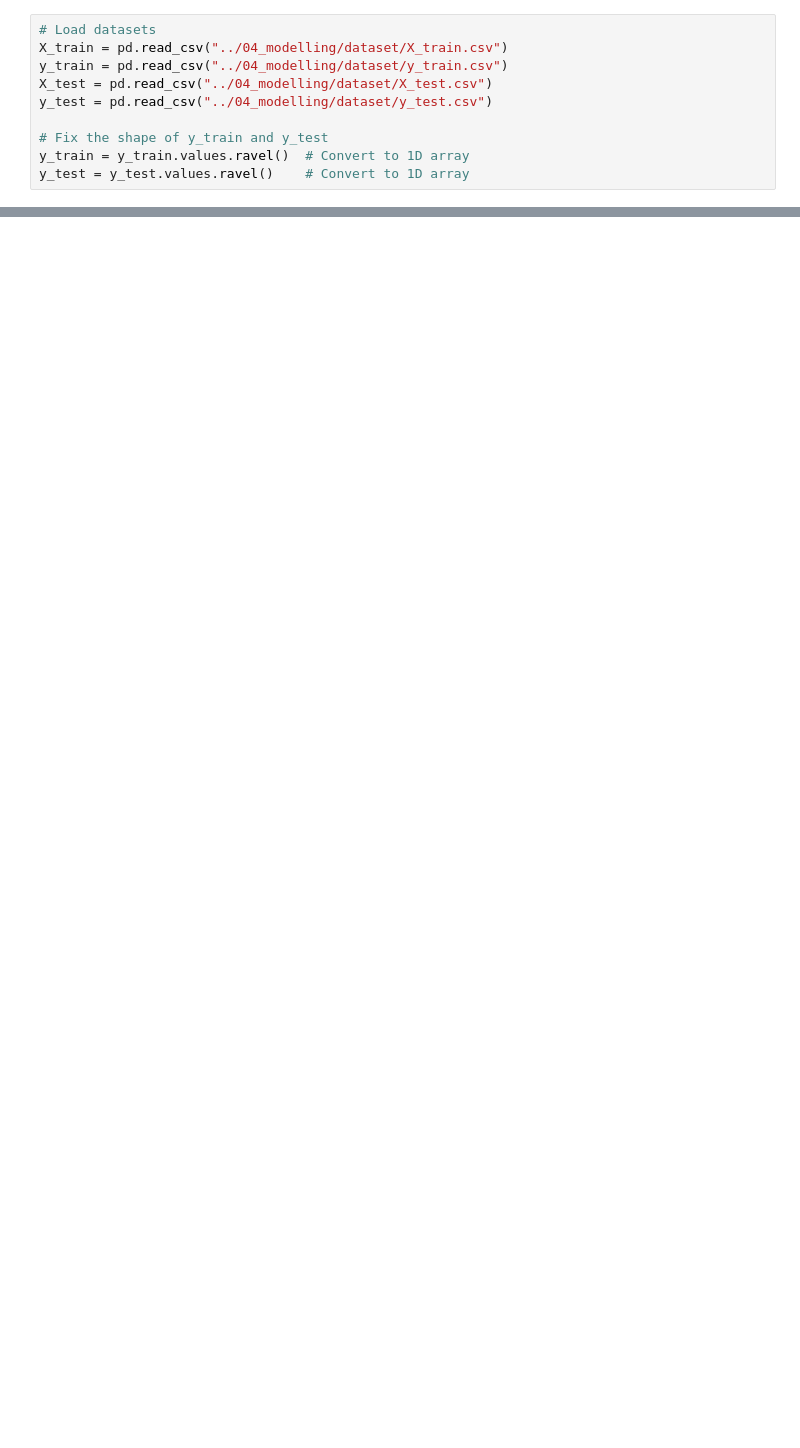
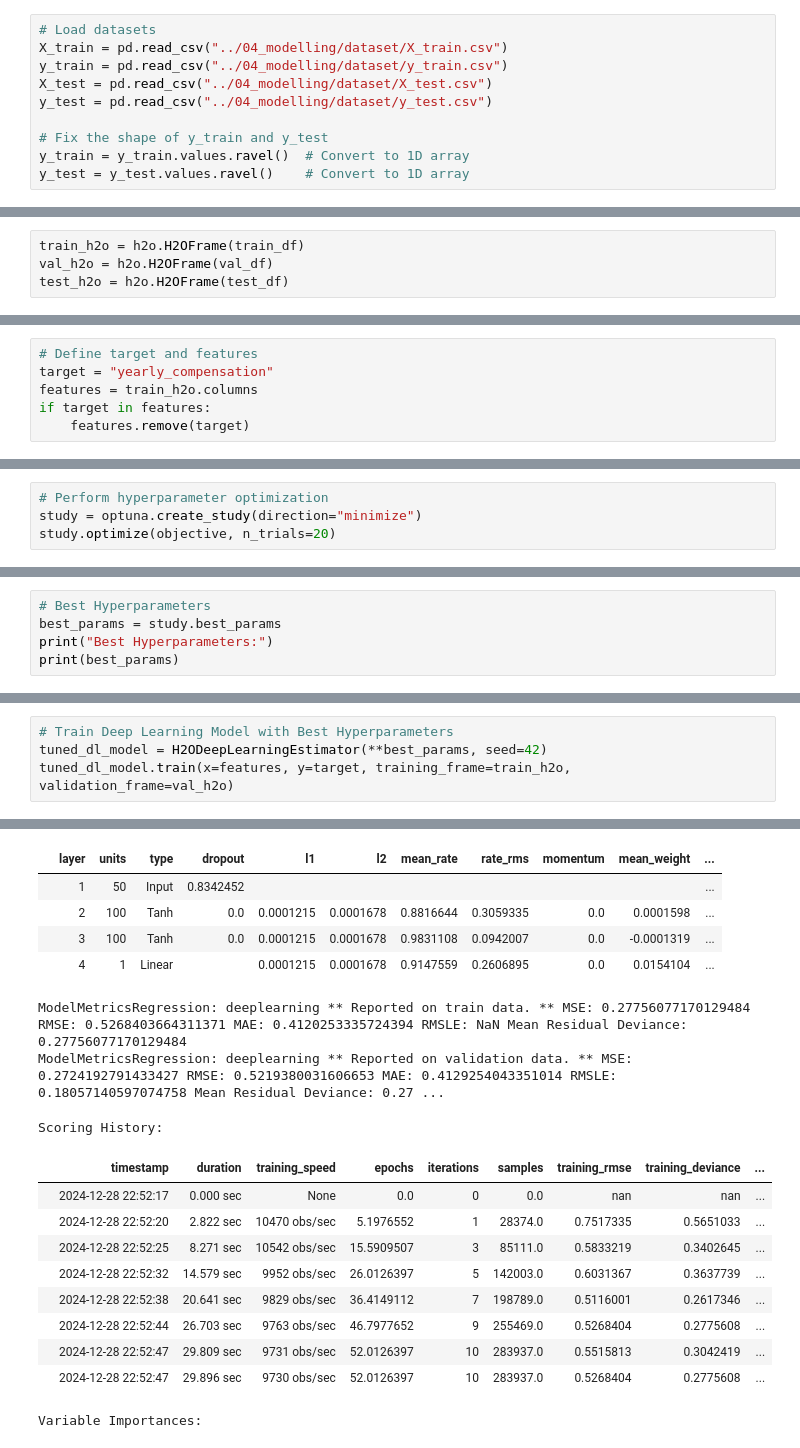
Before and after one commit to Aaron2k02/data-mining-warehousing-wages-analysis, a Jupyter notebook: notebooks/04_modelling/01_AutoNeural.ipynb, the cells around one changed output, grey strips where cells are left out. Drawn from its saved outputs; the diff is of its cells as text; blank space fills up the shorter version.

```diff
--- a/notebooks/04_modelling/01_AutoNeural.ipynb
+++ b/notebooks/04_modelling/01_AutoNeural.ipynb
@@ -123,0 +492,4 @@ best_model = run_classifier(mlp, param_grid_mlp, X_train, y_train, X_test, y_tes
+# %%
+train_h2o = h2o.H2OFrame(train_df)
+val_h2o = h2o.H2OFrame(val_df)
+test_h2o = h2o.H2OFrame(test_df)
@@ -123,0 +500,6 @@ best_model = run_classifier(mlp, param_grid_mlp, X_train, y_train, X_test, y_tes
+# %%
+# Define target and features
+target = "yearly_compensation"
+features = train_h2o.columns
+if target in features:
+    features.remove(target)
@@ -123,0 +615,4 @@ best_model = run_classifier(mlp, param_grid_mlp, X_train, y_train, X_test, y_tes
+# %%
+# Perform hyperparameter optimization
+study = optuna.create_study(direction="minimize")
+study.optimize(objective, n_trials=20)
@@ -123,0 +633,5 @@ best_model = run_classifier(mlp, param_grid_mlp, X_train, y_train, X_test, y_tes
+# %%
+# Best Hyperparameters
+best_params = study.best_params
+print("Best Hyperparameters:")
+print(best_params)
@@ -123,0 +648,5 @@ best_model = run_classifier(mlp, param_grid_mlp, X_train, y_train, X_test, y_tes
+# %%
+# Train Deep Learning Model with Best Hyperparameters
+tuned_dl_model = H2ODeepLearningEstimator(**best_params, seed=42)
+tuned_dl_model.train(x=features, y=target, training_frame=train_h2o, validation_frame=val_h2o)
+# %% [output]
@@ -123,0 +656,18 @@ best_model = run_classifier(mlp, param_grid_mlp, X_train, y_train, X_test, y_tes
+|  | layer | units | type | dropout | l1 | l2 | mean_rate | rate_rms | momentum | mean_weight | ... |
+|  | 1 | 50 | Input | 0.8342452 |  |  |  |  |  |  | ... |
+|  | 2 | 100 | Tanh | 0.0 | 0.0001215 | 0.0001678 | 0.8816644 | 0.3059335 | 0.0 | 0.0001598 | ... |
+|  | 3 | 100 | Tanh | 0.0 | 0.0001215 | 0.0001678 | 0.9831108 | 0.0942007 | 0.0 | -0.0001319 | ... |
+|  | 4 | 1 | Linear |  | 0.0001215 | 0.0001678 | 0.9147559 | 0.2606895 | 0.0 | 0.0154104 | ... |
+ModelMetricsRegression: deeplearning ** Reported on train data. ** MSE: 0.27756077170129484 RMSE: 0.5268403664311371 MAE: 0.4120253335724394 RMSLE: NaN Mean Residual Deviance: 0.27756077170129484
+ModelMetricsRegression: deeplearning ** Reported on validation data. ** MSE: 0.2724192791433427 RMSE: 0.5219380031606653 MAE: 0.4129254043351014 RMSLE: 0.18057140597074758 Mean Residual Deviance: 0.27 ...
+Scoring History:
+|  | timestamp | duration | training_speed | epochs | iterations | samples | training_rmse | training_deviance | ... |
+|  | 2024-12-28 22:52:17 | 0.000 sec | None | 0.0 | 0 | 0.0 | nan | nan | ... |
+|  | 2024-12-28 22:52:20 | 2.822 sec | 10470 obs/sec | 5.1976552 | 1 | 28374.0 | 0.7517335 | 0.5651033 | ... |
+|  | 2024-12-28 22:52:25 | 8.271 sec | 10542 obs/sec | 15.5909507 | 3 | 85111.0 | 0.5833219 | 0.3402645 | ... |
+|  | 2024-12-28 22:52:32 | 14.579 sec | 9952 obs/sec | 26.0126397 | 5 | 142003.0 | 0.6031367 | 0.3637739 | ... |
+|  | 2024-12-28 22:52:38 | 20.641 sec | 9829 obs/sec | 36.4149112 | 7 | 198789.0 | 0.5116001 | 0.2617346 | ... |
+|  | 2024-12-28 22:52:44 | 26.703 sec | 9763 obs/sec | 46.7977652 | 9 | 255469.0 | 0.5268404 | 0.2775608 | ... |
+|  | 2024-12-28 22:52:47 | 29.809 sec | 9731 obs/sec | 52.0126397 | 10 | 283937.0 | 0.5515813 | 0.3042419 | ... |
+|  | 2024-12-28 22:52:47 | 29.896 sec | 9730 obs/sec | 52.0126397 | 10 | 283937.0 | 0.5268404 | 0.2775608 | ... |
+Variable Importances:
```
Also changed, not shown: parts of 80 cells of this notebook, 4 other files.
